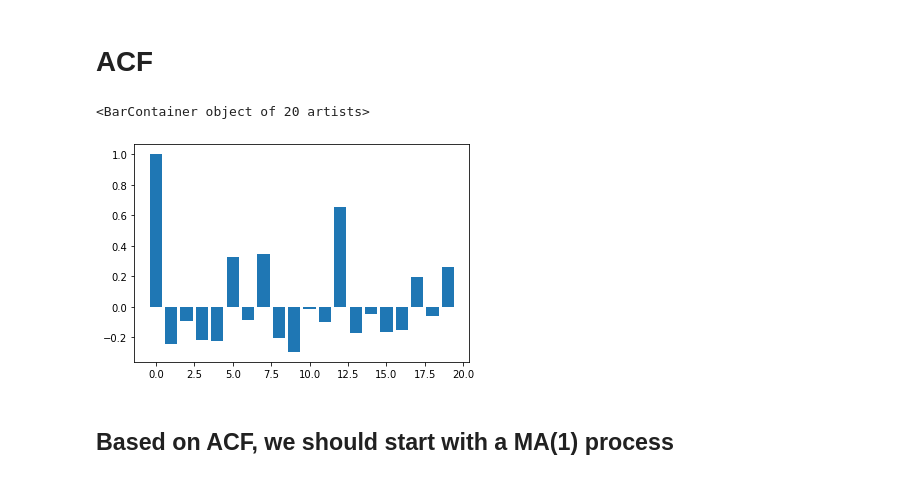
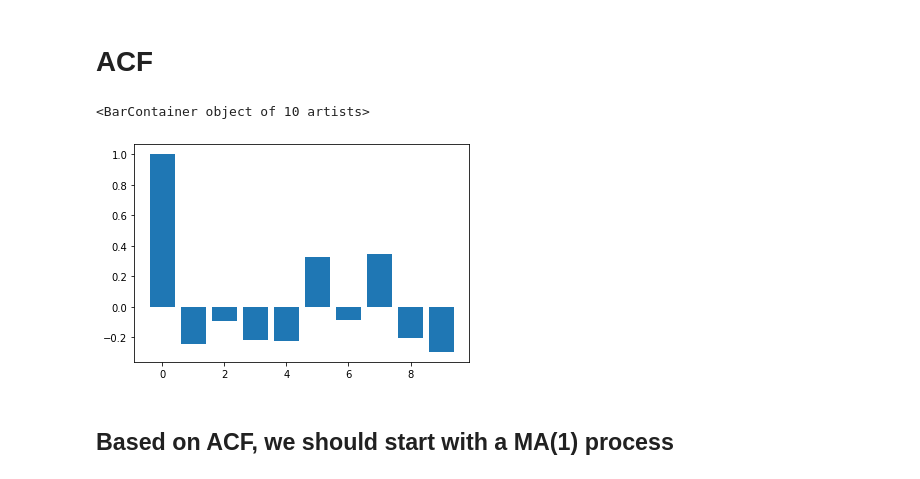
Before and after one commit to tharshikan/QuantitativeTrading, a Jupyter notebook: Ritvikmath/ARMA Model.ipynb, the cells around one changed output. Drawn from its saved outputs; the diff is of its cells as text; code cells hidden in the pictures.

```diff
--- a/Ritvikmath/ARMA Model.ipynb
+++ b/Ritvikmath/ARMA Model.ipynb
@@ -52,10 +54,11 @@ plt.axhline(first_diff.mean(), color='r', alpha=0.2, linestyle='--')
 # ACF
 # %%
 acf_vals = acf(first_diff)
+num_lags = 10
 plt.bar(range(num_lags), acf_vals[:num_lags])
 # %% [output]
-<BarContainer object of 20 artists>
+<BarContainer object of 10 artists>
-[figure, old version]
+[figure, new version]
 # %% [markdown]
 ## Based on ACF, we should start with a MA(1) process
 # %% [markdown]
```
Also changed, not shown: parts of 9 cells of this notebook, 5 other files.
